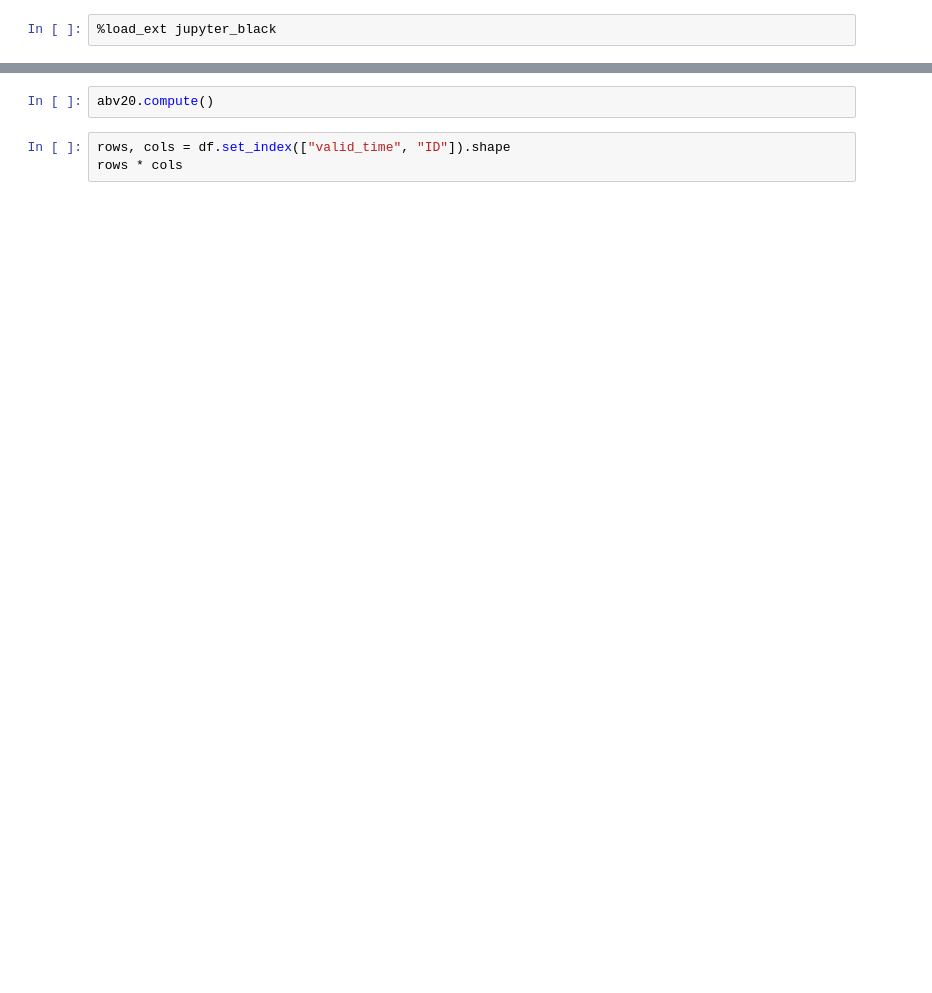
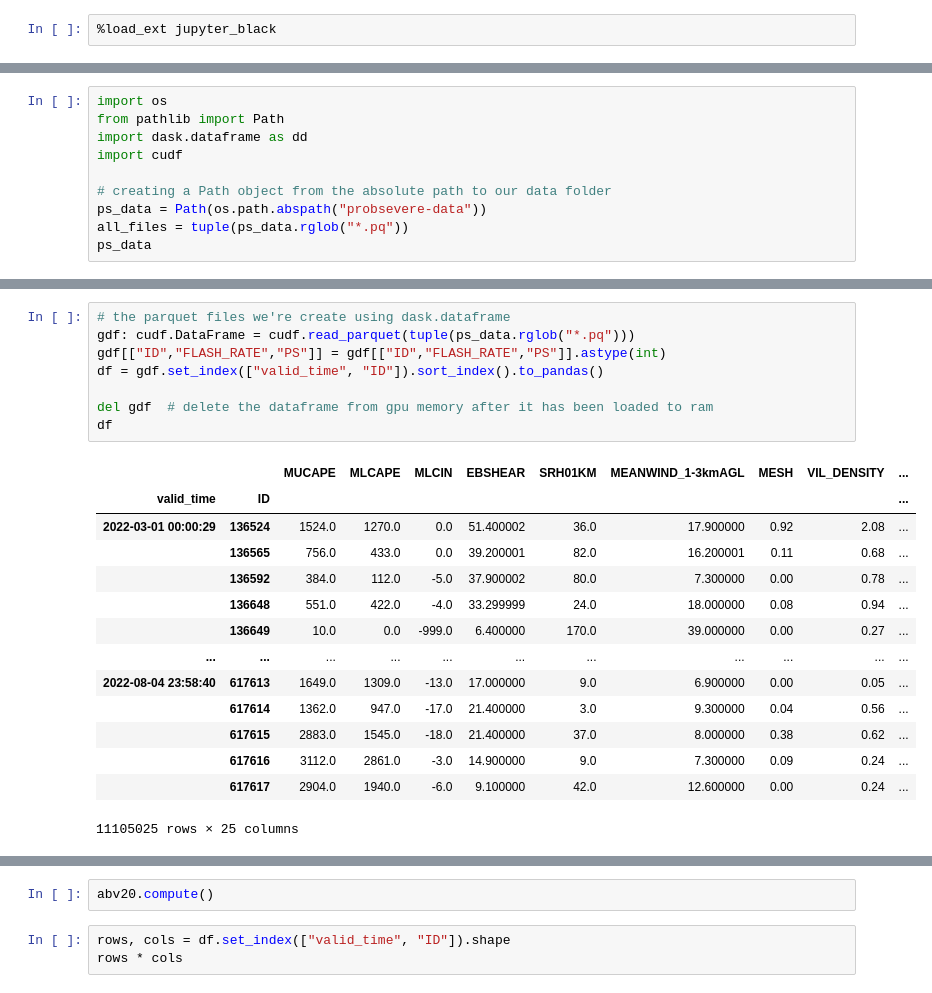
Before and after one commit to leaver2000/griblib, a Jupyter notebook: notebooks/probsevere/2.1-xfer-dask.ipynb, the cells around one changed output, grey strips where cells are left out. Saved outputs shown, nothing was run; the diff lists cells and outputs as text; blank space fills up the shorter version.

```diff
--- a/notebooks/probsevere/2.1-xfer-dask.ipynb
+++ b/notebooks/probsevere/2.1-xfer-dask.ipynb
@@ -78,0 +97,10 @@ Dask Name: try_loc, 341872 tasks
+# %%
+import os
+from pathlib import Path
+import dask.dataframe as dd
+import cudf
+
+# creating a Path object from the absolute path to our data folder
+ps_data = Path(os.path.abspath("probsevere-data"))
+all_files = tuple(ps_data.rglob("*.pq"))
+ps_data
@@ -78,0 +126,23 @@ Dask Name: try_loc, 341872 tasks
+# %%
+# the parquet files we're create using dask.dataframe
+gdf: cudf.DataFrame = cudf.read_parquet(tuple(ps_data.rglob("*.pq")))
+gdf[["ID","FLASH_RATE","PS"]] = gdf[["ID","FLASH_RATE","PS"]].astype(int)
+df = gdf.set_index(["valid_time", "ID"]).sort_index().to_pandas()
+
+del gdf  # delete the dataframe from gpu memory after it has been loaded to ram
+df
+# %% [output]
+|  |  | MUCAPE | MLCAPE | MLCIN | EBSHEAR | SRH01KM | MEANWIND_1-3kmAGL | MESH | VIL_DENSITY | ... |
+| valid_time | ID |  |  |  |  |  |  |  |  | ... |
+| 2022-03-01 00:00:29 | 136524 | 1524.0 | 1270.0 | 0.0 | 51.400002 | 36.0 | 17.900000 | 0.92 | 2.08 | ... |
+|  | 136565 | 756.0 | 433.0 | 0.0 | 39.200001 | 82.0 | 16.200001 | 0.11 | 0.68 | ... |
+|  | 136592 | 384.0 | 112.0 | -5.0 | 37.900002 | 80.0 | 7.300000 | 0.00 | 0.78 | ... |
+|  | 136648 | 551.0 | 422.0 | -4.0 | 33.299999 | 24.0 | 18.000000 | 0.08 | 0.94 | ... |
+|  | 136649 | 10.0 | 0.0 | -999.0 | 6.400000 | 170.0 | 39.000000 | 0.00 | 0.27 | ... |
+| ... | ... | ... | ... | ... | ... | ... | ... | ... | ... | ... |
+| 2022-08-04 23:58:40 | 617613 | 1649.0 | 1309.0 | -13.0 | 17.000000 | 9.0 | 6.900000 | 0.00 | 0.05 | ... |
+|  | 617614 | 1362.0 | 947.0 | -17.0 | 21.400000 | 3.0 | 9.300000 | 0.04 | 0.56 | ... |
+|  | 617615 | 2883.0 | 1545.0 | -18.0 | 21.400000 | 37.0 | 8.000000 | 0.38 | 0.62 | ... |
+|  | 617616 | 3112.0 | 2861.0 | -3.0 | 14.900000 | 9.0 | 7.300000 | 0.09 | 0.24 | ... |
+|  | 617617 | 2904.0 | 1940.0 | -6.0 | 9.100000 | 42.0 | 12.600000 | 0.00 | 0.24 | ... |
+11105025 rows × 25 columns
```
Also changed, not shown: parts of 13 cells of this notebook, 4 other files.
